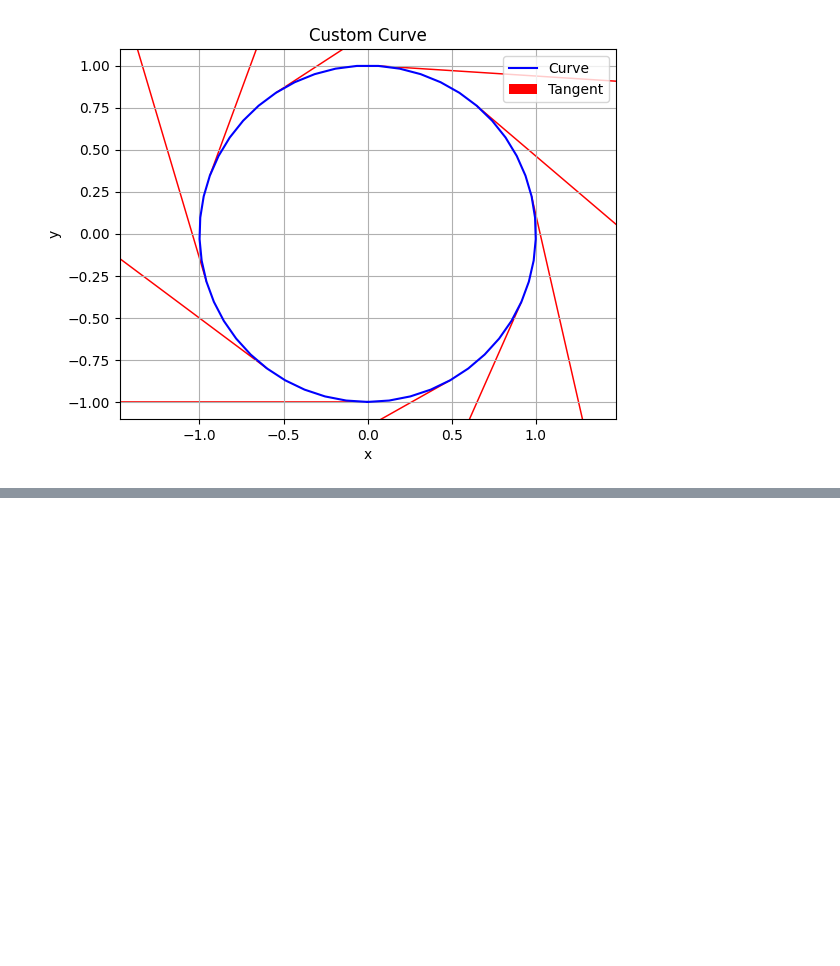
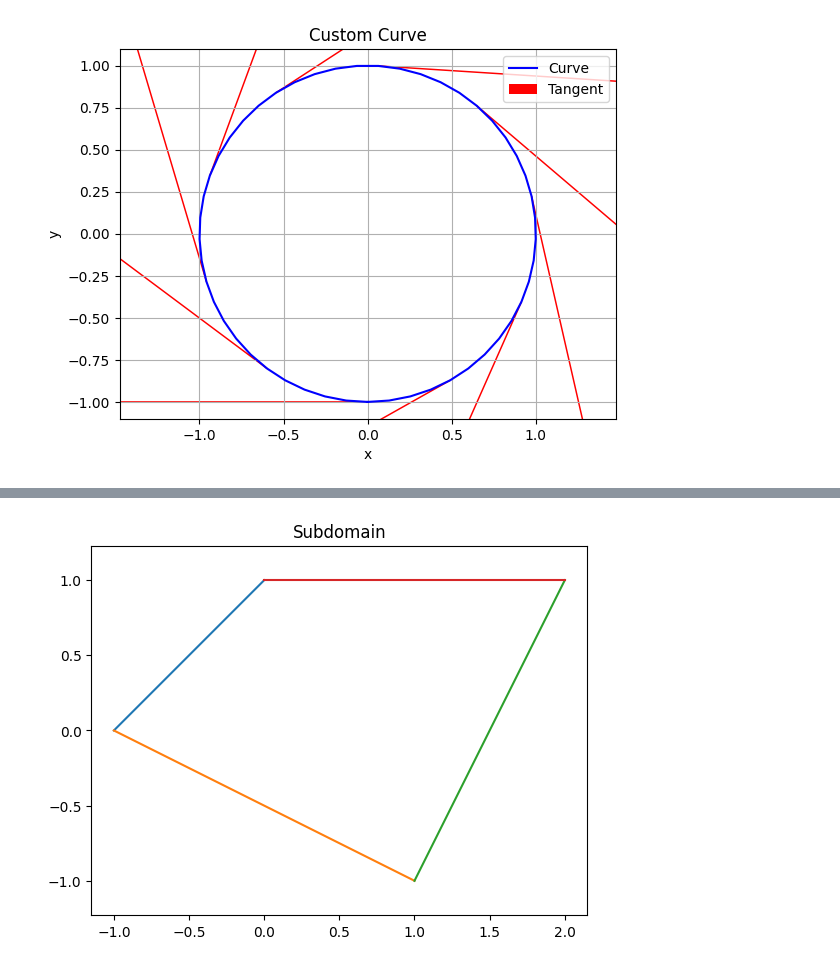
Before and after one commit to MazenAli/TT-FEMesh, a Jupyter notebook: prototypes/examples.ipynb, the cells around one changed output, grey strips where cells are left out. Cells and saved outputs as stored; diff of their text form; code cells hidden in the pictures; blank space fills up the shorter version.

```diff
--- a/prototypes/examples.ipynb
+++ b/prototypes/examples.ipynb
@@ -111,0 +125,13 @@ ParametricCurve2D(x_func=<function <lambda> at 0x...>, y_func=<function <lambda>
+# %%
+from ttfemesh.domain import Line2D
+from ttfemesh.domain import Quad
+
+line0 = Line2D((0, 1), (-1, 0))
+line1 = Line2D((-1, 0), (1, -1))
+line2 = Line2D((1, -1), (2, 1))
+line3 = Line2D((2, 1), (0, 1))
+
+subdomain = Quad([line0, line1, line2, line3])
+subdomain.plot()
+# %% [output]
+[figure, added]
```
Also changed, not shown: parts of 2 cells of this notebook, 2 other files.
